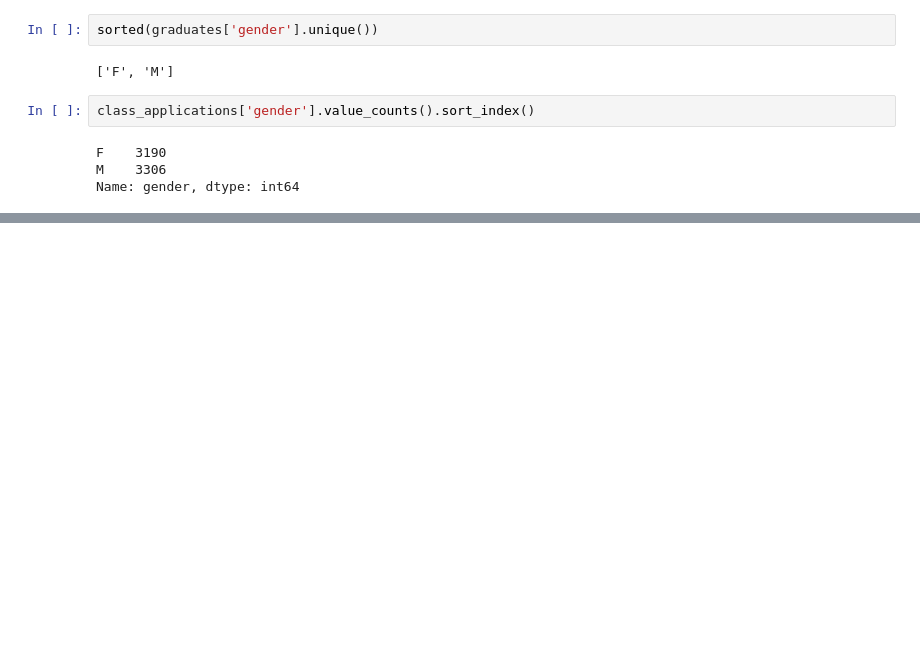
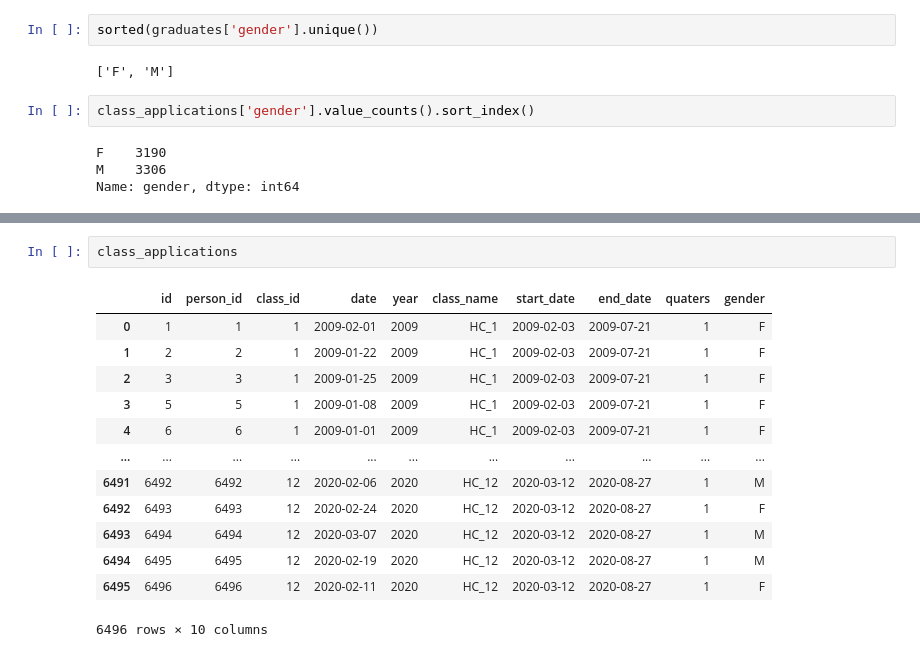
Before and after one commit to SamNgigi/ms_data_engineer_assessment, a Jupyter notebook: solution/solution.ipynb, the cells around one changed output, grey strips where cells are left out. Saved outputs shown, nothing was run; the diff lists cells and outputs as text; blank space fills up the shorter version.

```diff
--- a/solution/solution.ipynb
+++ b/solution/solution.ipynb
@@ -752,0 +772,16 @@ fig.add_trace(go.Bar(
+# %%
+class_applications
+# %% [output]
+|  | id | person_id | class_id | date | year | class_name | start_date | end_date | quaters | gender |
+| 0 | 1 | 1 | 1 | 2009-02-01 | 2009 | HC_1 | 2009-02-03 | 2009-07-21 | 1 | F |
+| 1 | 2 | 2 | 1 | 2009-01-22 | 2009 | HC_1 | 2009-02-03 | 2009-07-21 | 1 | F |
+| 2 | 3 | 3 | 1 | 2009-01-25 | 2009 | HC_1 | 2009-02-03 | 2009-07-21 | 1 | F |
+| 3 | 5 | 5 | 1 | 2009-01-08 | 2009 | HC_1 | 2009-02-03 | 2009-07-21 | 1 | F |
+| 4 | 6 | 6 | 1 | 2009-01-01 | 2009 | HC_1 | 2009-02-03 | 2009-07-21 | 1 | F |
+| ... | ... | ... | ... | ... | ... | ... | ... | ... | ... | ... |
+| 6491 | 6492 | 6492 | 12 | 2020-02-06 | 2020 | HC_12 | 2020-03-12 | 2020-08-27 | 1 | M |
+| 6492 | 6493 | 6493 | 12 | 2020-02-24 | 2020 | HC_12 | 2020-03-12 | 2020-08-27 | 1 | F |
+| 6493 | 6494 | 6494 | 12 | 2020-03-07 | 2020 | HC_12 | 2020-03-12 | 2020-08-27 | 1 | M |
+| 6494 | 6495 | 6495 | 12 | 2020-02-19 | 2020 | HC_12 | 2020-03-12 | 2020-08-27 | 1 | M |
+| 6495 | 6496 | 6496 | 12 | 2020-02-11 | 2020 | HC_12 | 2020-03-12 | 2020-08-27 | 1 | F |
+6496 rows × 10 columns
```
Also changed, not shown: parts of 5 cells of this notebook, 10 other files.
